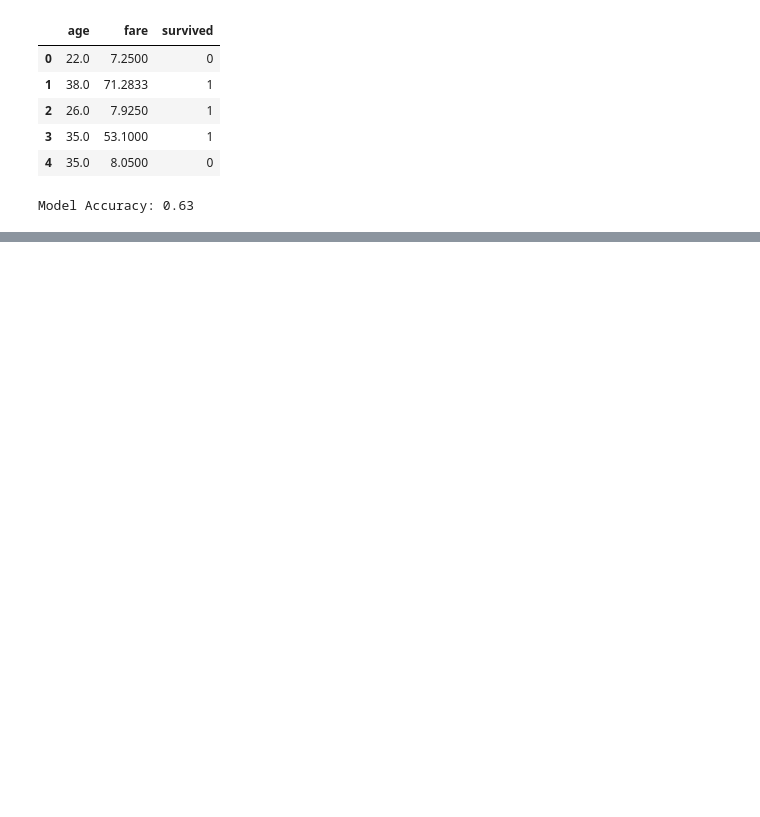
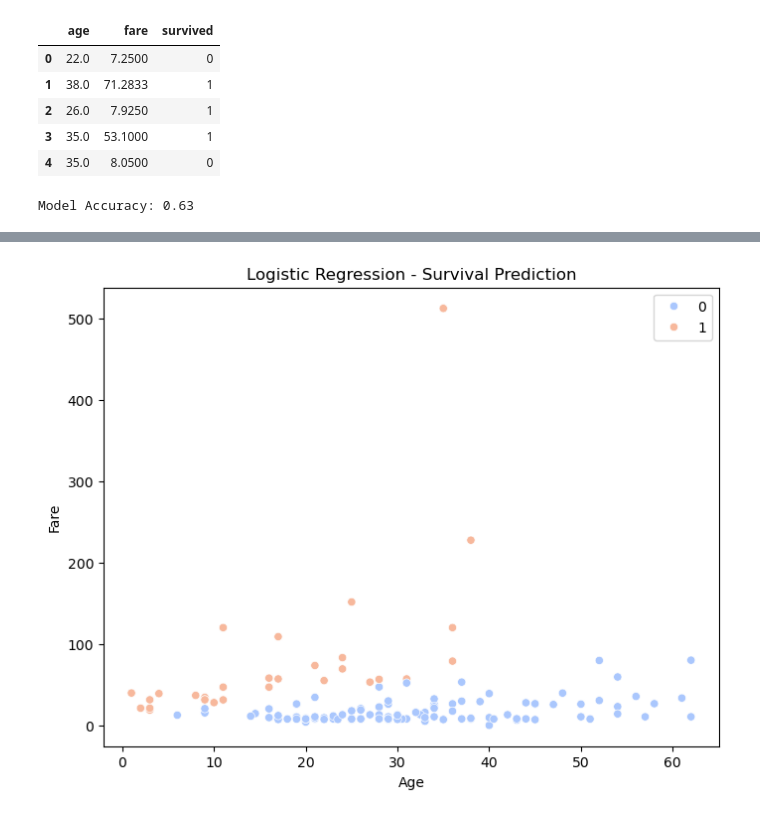
Before and after one commit to hadasssahamase/modeling_projects, a Jupyter notebook: Logistic_regression.ipynb, the cells around one changed output, grey strips where cells are left out. Saved outputs shown, nothing was run; the diff lists cells and outputs as text; code cells hidden in the pictures; blank space fills up the shorter version.

```diff
--- a/Logistic_regression.ipynb
+++ b/Logistic_regression.ipynb
@@ -46,0 +68,12 @@ Model Accuracy: 0.63
+# %%
+import seaborn as sns
+
+# Scatter plot to see decision boundary
+plt.figure(figsize=(8, 6))
+sns.scatterplot(x=X_test["age"], y=X_test["fare"], hue=y_pred, palette="coolwarm")
+plt.title("Logistic Regression - Survival Prediction")
+plt.xlabel("Age")
+plt.ylabel("Fare")
+plt.show()
+# %% [output]
+[figure, added]
```
Also changed, not shown: parts of 1 cell of this notebook, 1 other file.
